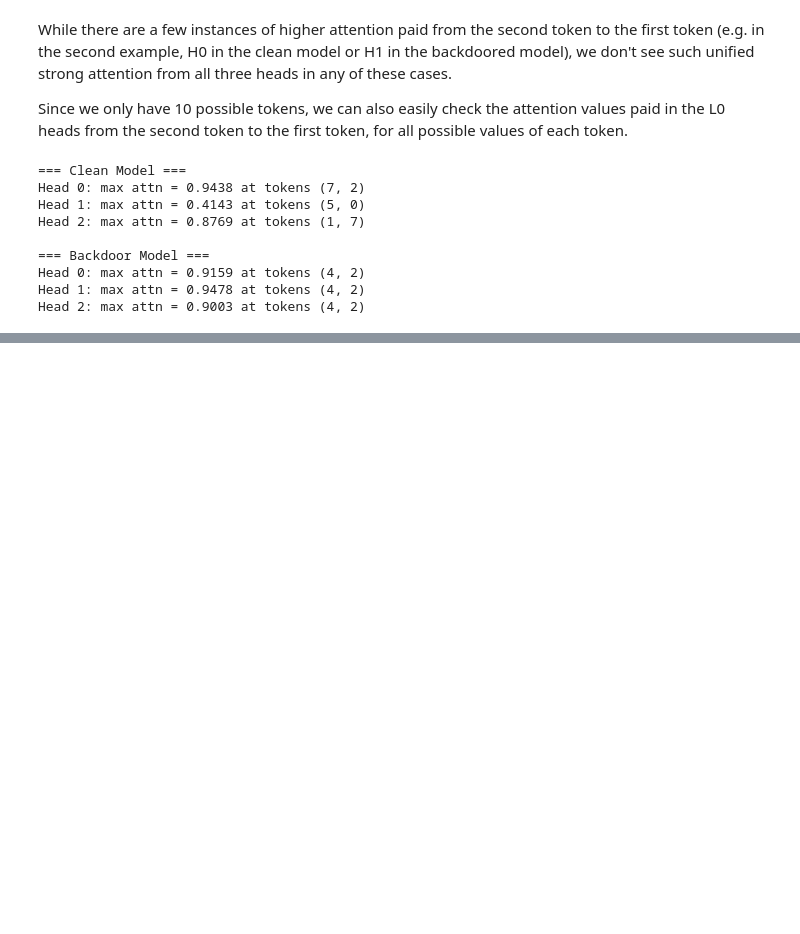
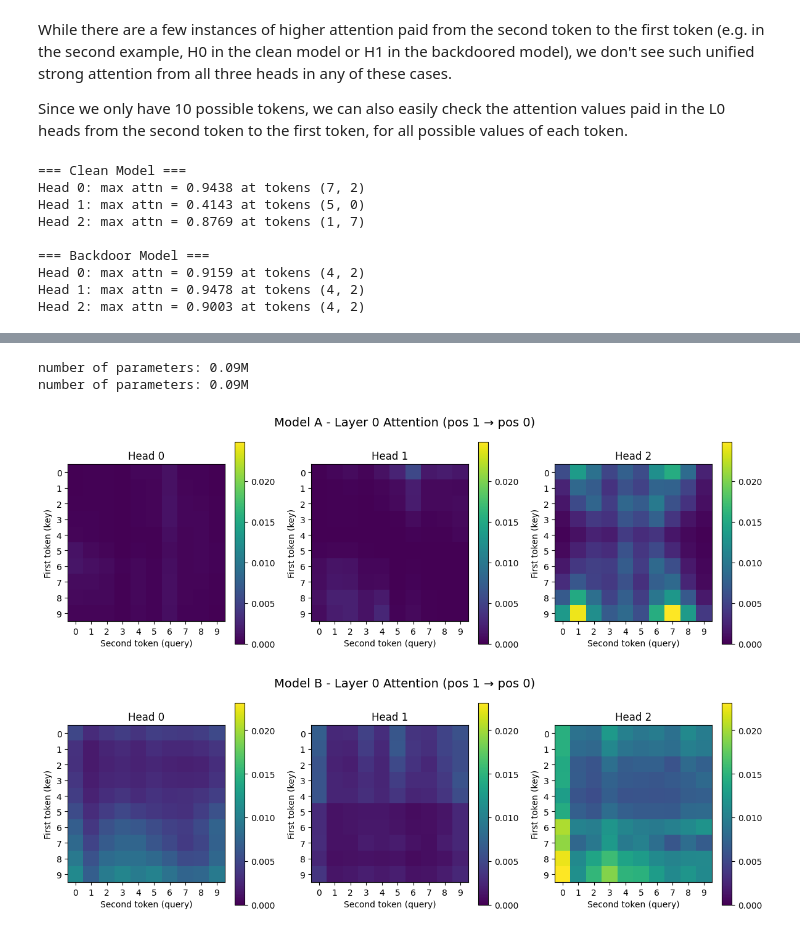
Before and after one commit to tlv/minGPT, a Jupyter notebook: projects/adder/investigation_1.ipynb, the cells around one changed output, grey strips where cells are left out. Drawn from its saved outputs; the diff is of its cells as text; code cells hidden in the pictures; blank space fills up the shorter version.

Commit message:
blind backdoor investigation

```diff
--- a/projects/adder/investigation_1.ipynb
+++ b/projects/adder/investigation_1.ipynb
@@ -346,0 +361,12 @@ Interestingly (and unrelated to the top-level question), we also see some high a
+# %%
+model_A, _ = load_model('out/blind_test/model_A.pt')
+model_B, _ = load_model('out/blind_test/model_B.pt')
+results_A = max_attention_first_to_second(model_A)
+results_B = max_attention_first_to_second(model_B)
+plot_attention_heatmaps(results_A, "Model A")
+plot_attention_heatmaps(results_B, "Model B")
+# %% [output]
+number of parameters: 0.09M
+number of parameters: 0.09M
+[figure, added]
+[figure, added]
```
Also changed, not shown: parts of 15 cells of this notebook, 6 other files.
